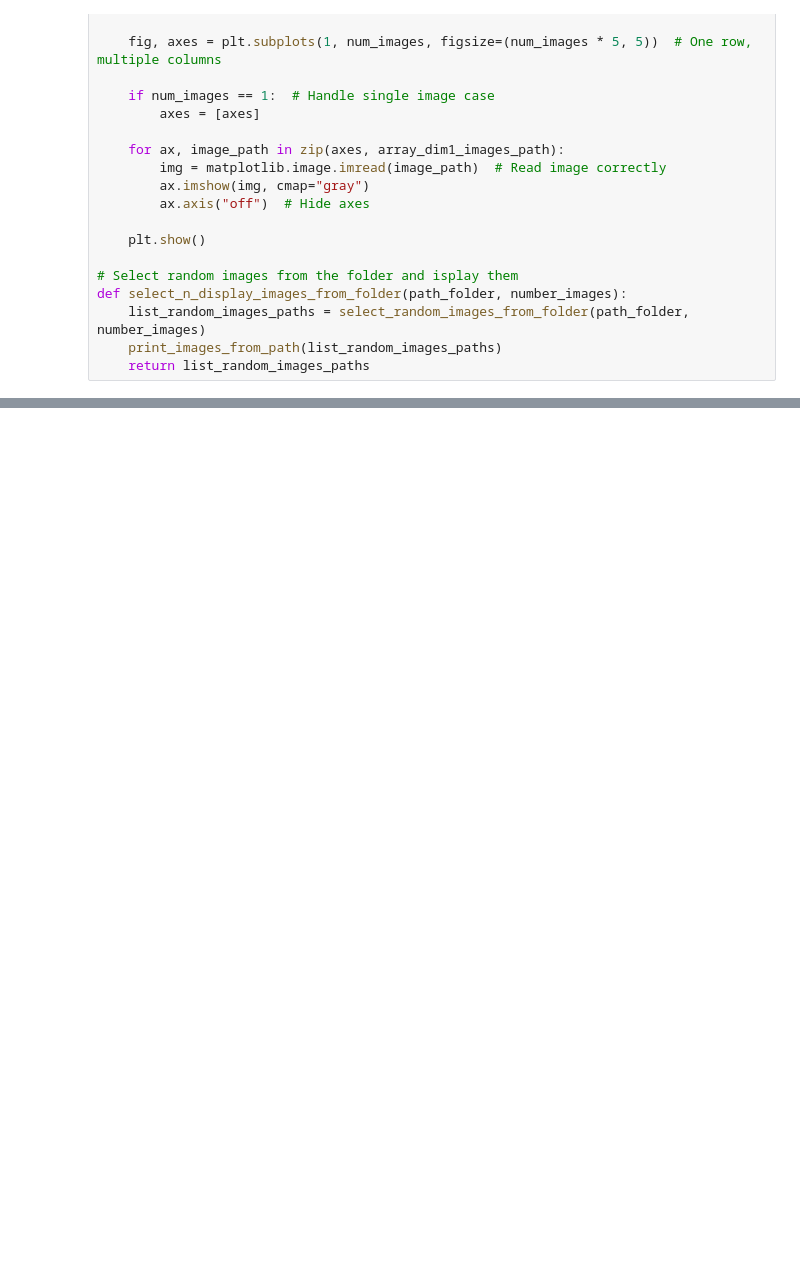
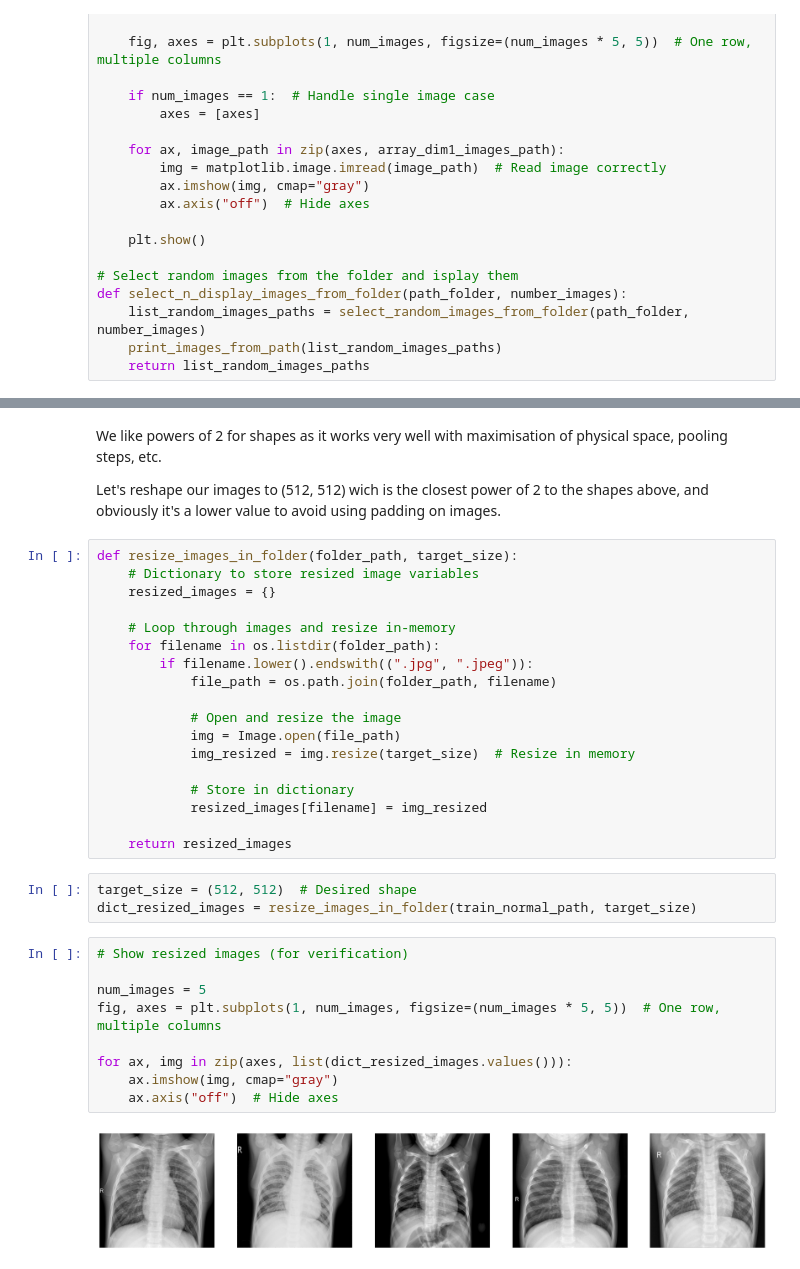
Before and after one commit to BeletAntoine/Machine_Learning, a Jupyter notebook: Projet1/Projet1.ipynb, the cells around one changed output, grey strips where cells are left out. Cells and saved outputs as stored; diff of their text form; blank space fills up the shorter version.

Commit message:
Developped the data processing to manipulate the data size and quantity + first tries with a small CNN.

```diff
--- a/Projet1/Projet1.ipynb
+++ b/Projet1/Projet1.ipynb
@@ -119,0 +187,36 @@ print(list_random_images_paths_pneumonia)
+# %% [markdown]
+We like powers of 2 for shapes as it works very well with maximisation of physical space, pooling steps, etc.
+
+Let's reshape our images to (512, 512) wich is the closest power of 2 to the shapes above, and obviously it's a lower value to avoid using padding on images.
+# %%
+def resize_images_in_folder(folder_path, target_size):
+    # Dictionary to store resized image variables
+    resized_images = {}
+
+    # Loop through images and resize in-memory
+    for filename in os.listdir(folder_path):
+        if filename.lower().endswith((".jpg", ".jpeg")):
+            file_path = os.path.join(folder_path, filename)
+
+            # Open and resize the image
+            img = Image.open(file_path)
+            img_resized = img.resize(target_size)  # Resize in memory
+
+            # Store in dictionary
+            resized_images[filename] = img_resized
+
+    return resized_images
+# %%
+target_size = (512, 512)  # Desired shape
+dict_resized_images = resize_images_in_folder(train_normal_path, target_size)
+# %%
+# Show resized images (for verification)
+
+num_images = 5
+fig, axes = plt.subplots(1, num_images, figsize=(num_images * 5, 5))  # One row, multiple columns
+
+for ax, img in zip(axes, list(dict_resized_images.values())):
+    ax.imshow(img, cmap="gray")
+    ax.axis("off")  # Hide axes
+# %% [output]
+[figure, added]
```
Also changed, not shown: parts of 20 cells of this notebook.
